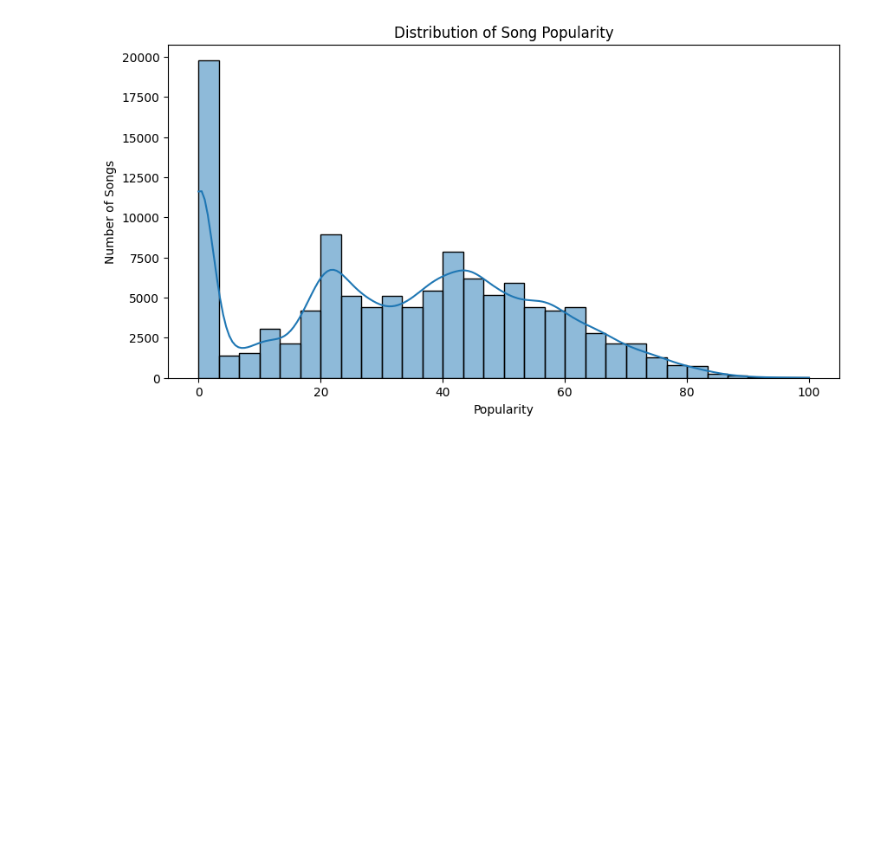
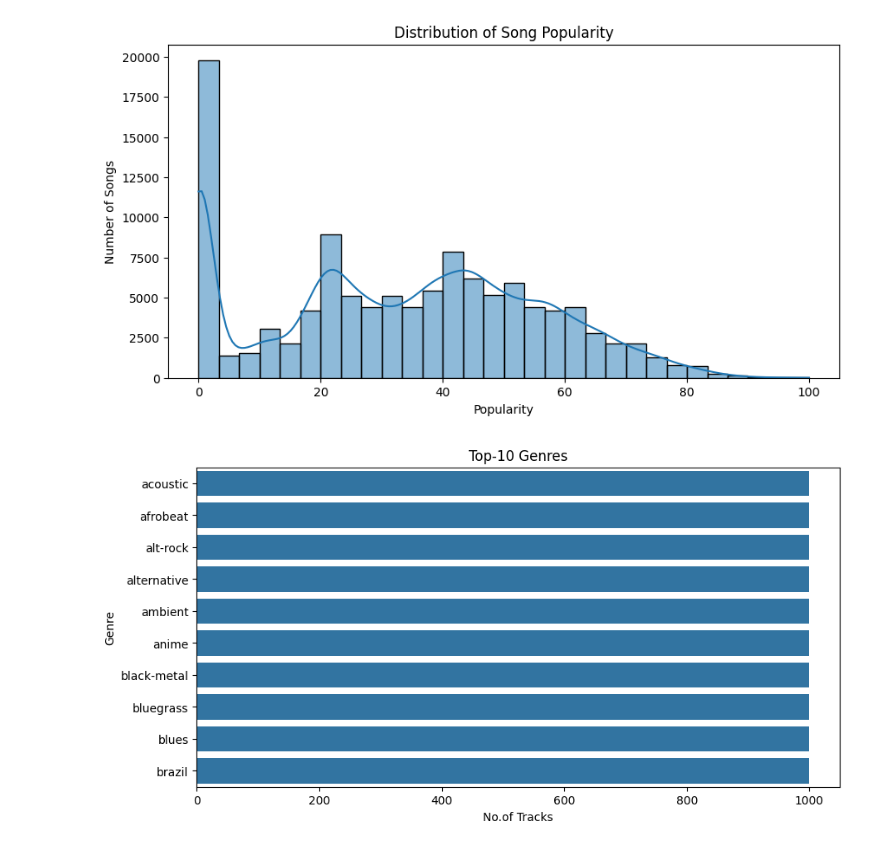
Before and after one commit to Dishitha0607/Thiranex_Internship, a Jupyter notebook: Exploratory-Data-Analysis/data_set.ipynb, the cells around one changed output. Drawn from its saved outputs; the diff is of its cells as text; code cells hidden in the pictures; blank space fills up the shorter version.

Commit message:
Visualisation completed

```diff
--- a/Exploratory-Data-Analysis/data_set.ipynb
+++ b/Exploratory-Data-Analysis/data_set.ipynb
@@ -117,3 +117,20 @@ plt.ylabel("Number of Songs")
 plt.show()
 # %% [output]
 [figure]
+# %%
+#Visualisation - Top10 Genres
+
+top_genres = df["track_genre"].value_counts().head(10)
+
+plt.figure(figsize=(10,5))
+sns.barplot(
+  x=top_genres.values,
+  y=top_genres.index
+)
+
+plt.title("Top-10 Genres")
+plt.xlabel("No.of Tracks")
+plt.ylabel("Genre")
+plt.show()
+# %% [output]
+[figure, added]
```
Also changed, not shown: parts of 5 cells of this notebook, 1 other file.
